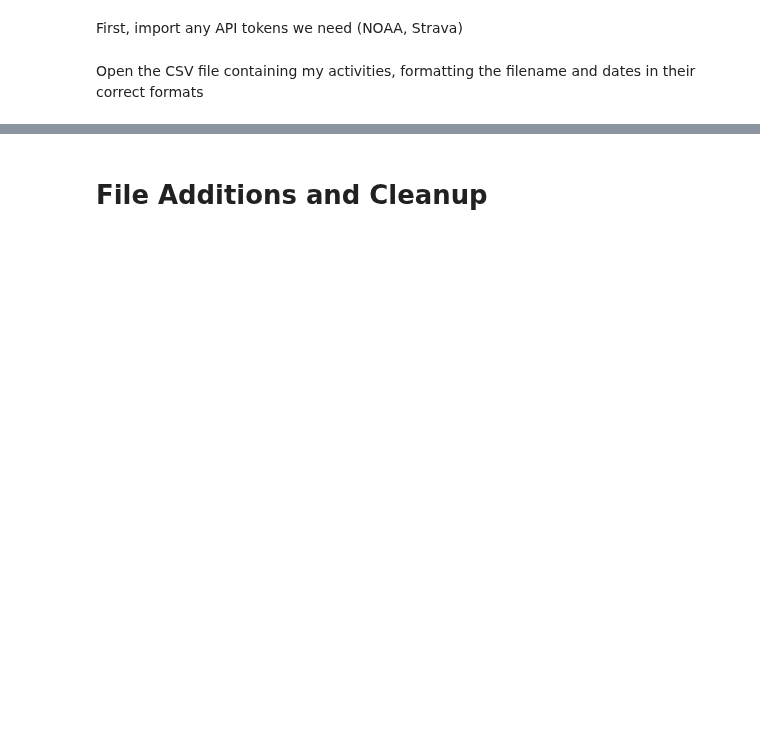
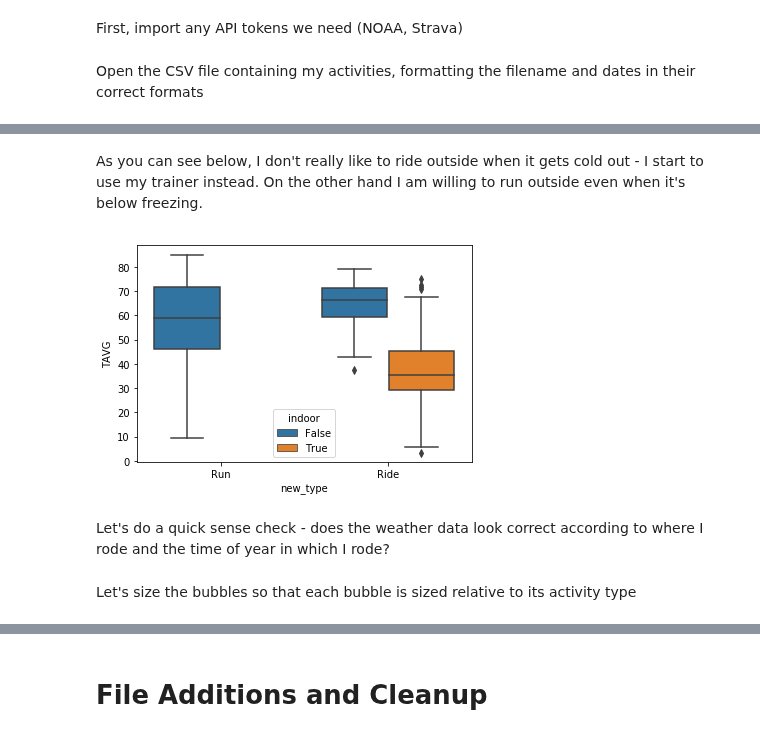
Before and after one commit to rwinklerwilkes/Strava, a Jupyter notebook: Strava.ipynb, the cells around one changed output, grey strips where cells are left out. Drawn from its saved outputs; the diff is of its cells as text; code cells hidden in the pictures; blank space fills up the shorter version.

```diff
--- a/Strava.ipynb
+++ b/Strava.ipynb
@@ -47,0 +168,5 @@ ex_gh = 'https://github.com/paulokuong/noaa'
+# %%
+def find_nearest_station(latlng,stations):
+    """Identifies the nearest GHCND station to a given latitude and longitude"""
+    minrow = (np.sqrt((stations['LATITUDE'] - latlng[0])**2 + (stations['LONGITUDE'] - latlng[1])**2)).values.argmin()
+    return stations.iloc[minrow]['ID']
@@ -47,0 +177,14 @@ ex_gh = 'https://github.com/paulokuong/noaa'
+# %%
+def get_noaa_data_station(url,station,header):
+    """Creates and returns a GET request for a given station using the NOAA header"""
+    url = url + station
+    r = requests.get(url,headers=header)
+    return r
+
+def construct_params_station(token,station_id):
+    """Creates the GHCND header and calls get_noaa_data_station using the NOAA API"""
+    creds = dict(token=token)
+    station = 'GHCND:%s'%station_id
+    u = 'https://www.ncdc.noaa.gov/cdo-web/api/v2/stations/'
+    r = get_noaa_data_station(u,station,creds)
+    return r
@@ -47,0 +313,9 @@ ex_gh = 'https://github.com/paulokuong/noaa'
+# %% [markdown]
+As you can see below, I don't really like to ride outside when it gets cold out - I start to use my trainer instead. On the other hand I am willing to run outside even when it's below freezing.
+# %%
+sns.boxplot(x="new_type",y="TAVG",hue="indoor",data=temp)
+plt.show()
+# %% [output]
+[figure, added]
+# %% [markdown]
+Let's do a quick sense check - does the weather data look correct according to where I rode and the time of year in which I rode?
@@ -47,0 +342,2 @@ ex_gh = 'https://github.com/paulokuong/noaa'
+# %% [markdown]
+Let's size the bubbles so that each bubble is sized relative to its activity type
```
Also changed, not shown: parts of 123 cells of this notebook.
